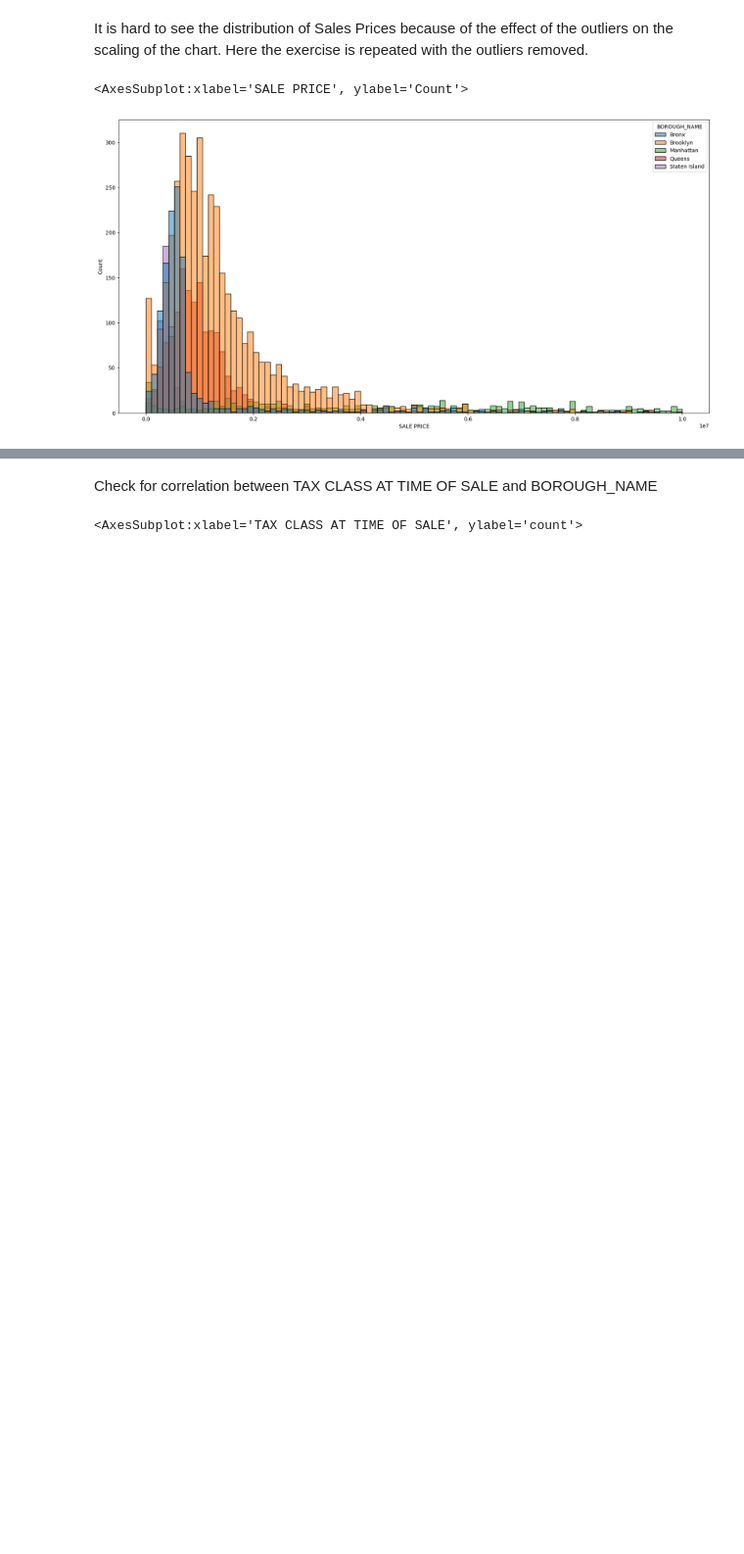
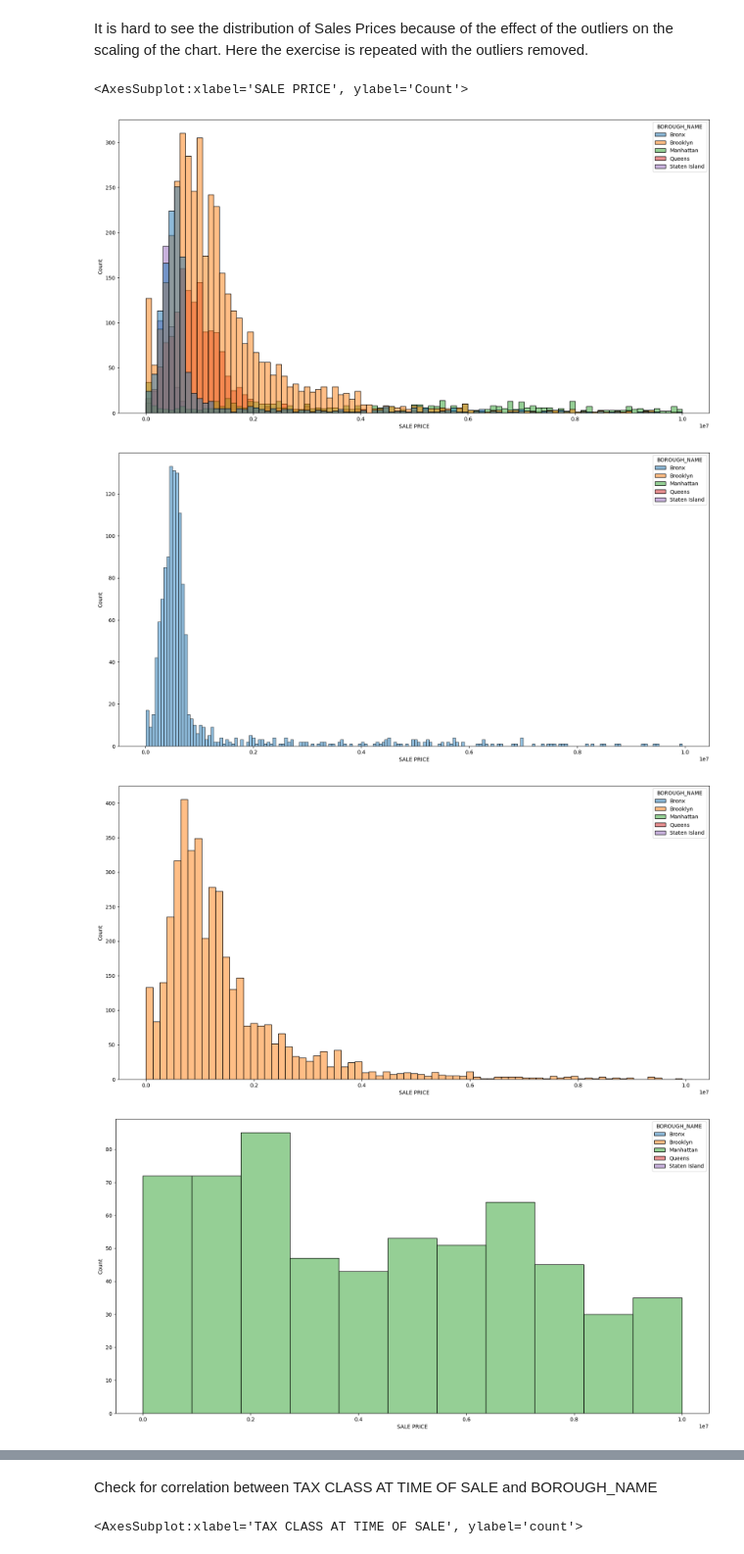
Before and after one commit to arame/MagnimindTask1, a Jupyter notebook: Task1_eda.ipynb, the cells around one changed output, grey strips where cells are left out. Shown at 98% size. Saved outputs shown, nothing was run; the diff lists cells and outputs as text; code cells hidden in the pictures; blank space fills up the shorter version.

Commit message:
Add more EDA charts

```diff
--- a/Task1_eda.ipynb
+++ b/Task1_eda.ipynb
@@ -95,3 +95,12 @@ sns.histplot(data=df_new_housing, x="SALE PRICE", hue="BOROUGH_NAME", hue_order=
 # %% [output]
 <AxesSubplot:xlabel='SALE PRICE', ylabel='Count'>
 [figure]
+# %%
+for name in hue_order:
+    df_borough_housing = df_new_housing[df_new_housing["BOROUGH_NAME"] == name]
+    plt.figure(figsize = (20,10))
+    sns.histplot(data=df_borough_housing, x="SALE PRICE", hue="BOROUGH_NAME", hue_order=hue_order)
+# %% [output]
+[figure, added]
+[figure, added]
+[figure, added]
```
Also changed, not shown: parts of 2 cells of this notebook.
